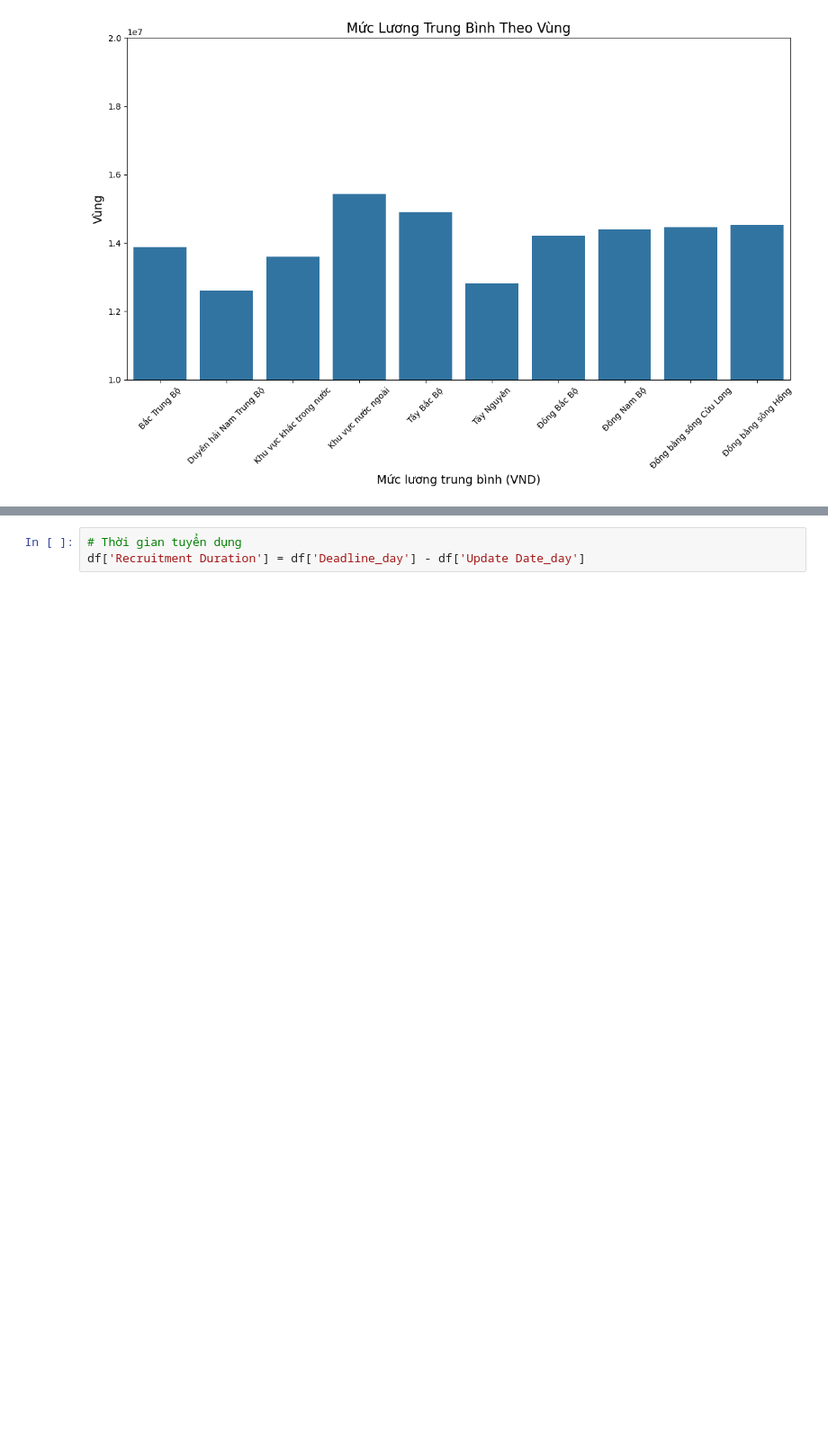
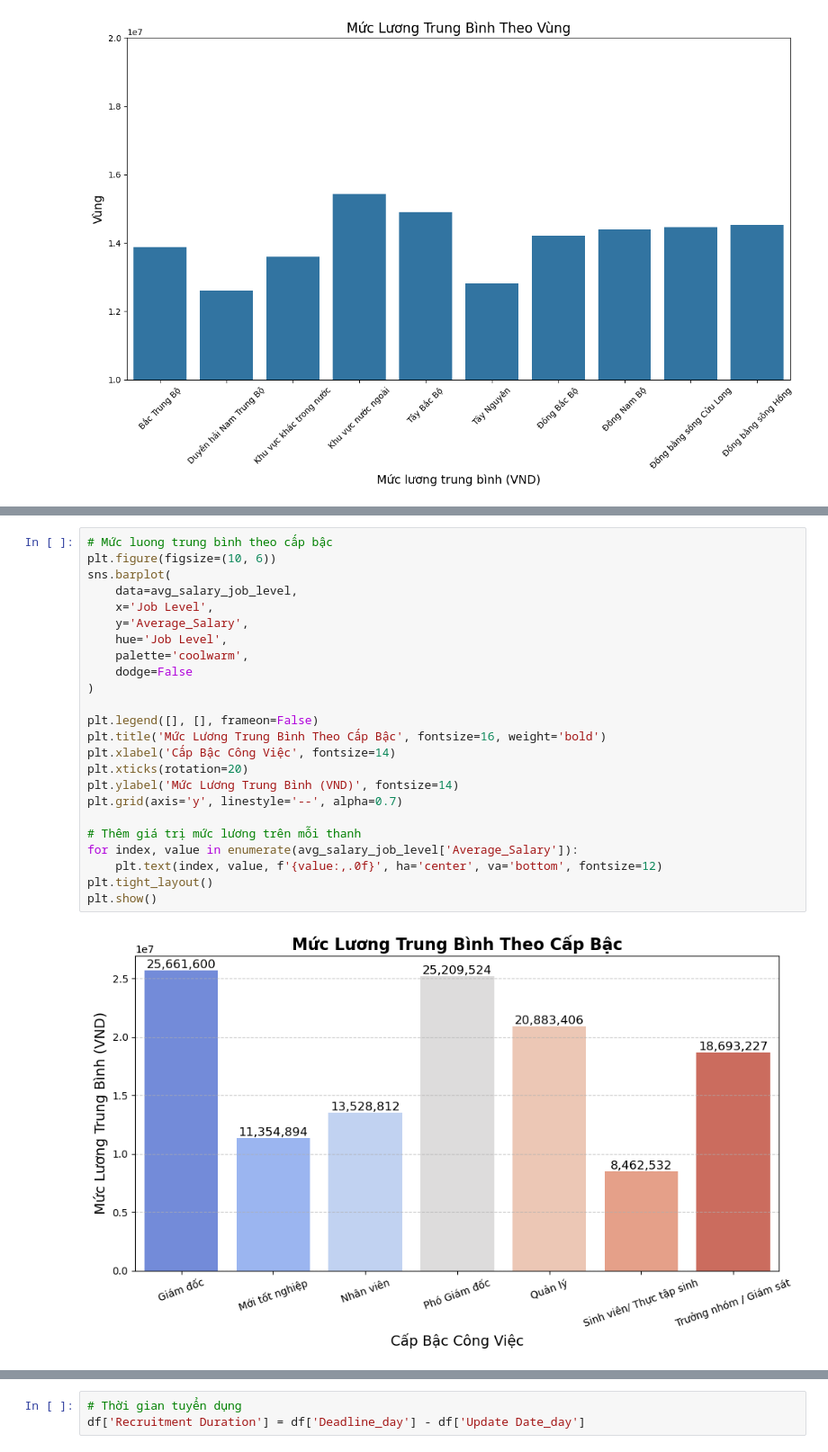
Before and after one commit to Dzivilord/carrerModeling, a Jupyter notebook: ExploringData/VisualizationData.ipynb, the cells around one changed output, grey strips where cells are left out. Shown at 90% size. Drawn from its saved outputs; the diff is of its cells as text; blank space fills up the shorter version.

```diff
--- a/ExploringData/VisualizationData.ipynb
+++ b/ExploringData/VisualizationData.ipynb
@@ -509,0 +565,26 @@ plt.show()
+# %%
+# Mức luong trung bình theo cấp bậc
+plt.figure(figsize=(10, 6))
+sns.barplot(
+    data=avg_salary_job_level,
+    x='Job Level',
+    y='Average_Salary',
+    hue='Job Level',
+    palette='coolwarm',
+    dodge=False
+)
+
+plt.legend([], [], frameon=False)
+plt.title('Mức Lương Trung Bình Theo Cấp Bậc', fontsize=16, weight='bold')
+plt.xlabel('Cấp Bậc Công Việc', fontsize=14)
+plt.xticks(rotation=20)
+plt.ylabel('Mức Lương Trung Bình (VND)', fontsize=14)
+plt.grid(axis='y', linestyle='--', alpha=0.7)
+
+# Thêm giá trị mức lương trên mỗi thanh
+for index, value in enumerate(avg_salary_job_level['Average_Salary']):
+    plt.text(index, value, f'{value:,.0f}', ha='center', va='bottom', fontsize=12)
+plt.tight_layout()
+plt.show()
+# %% [output]
+[figure, added]
```
Also changed, not shown: parts of 52 cells of this notebook, 3 other files.
